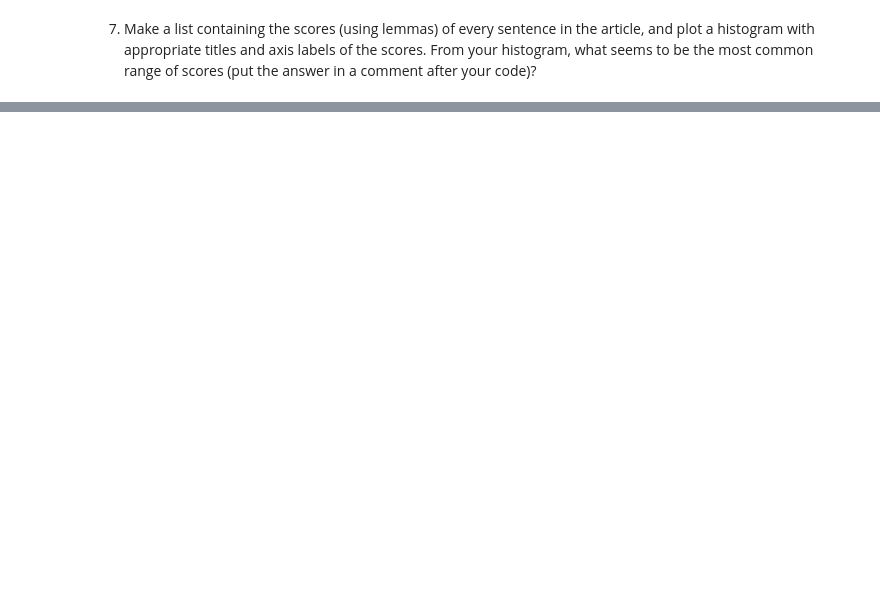
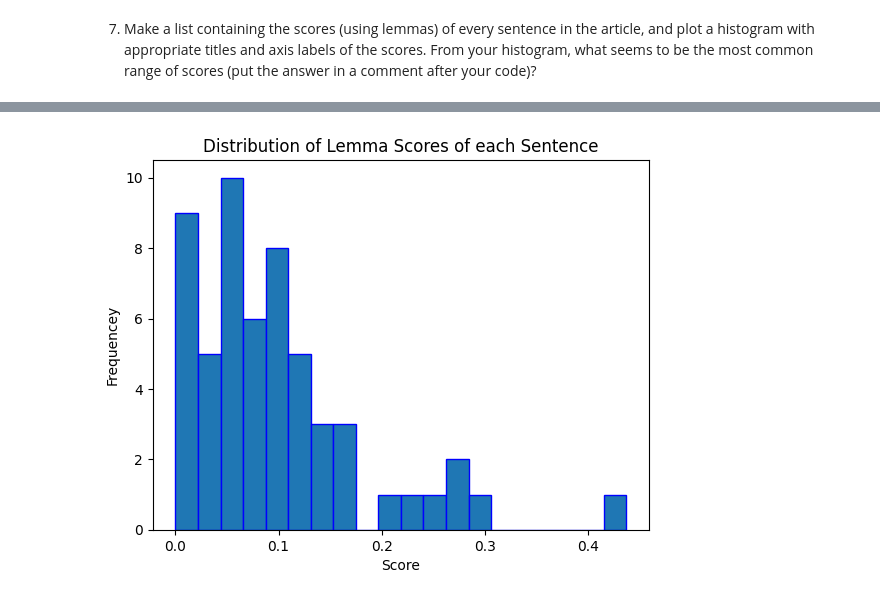
Before and after one commit to ALedgerwood/Module-6, a Jupyter notebook: web-scraping.ipynb, the cells around one changed output, grey strips where cells are left out. Saved outputs shown, nothing was run; the diff lists cells and outputs as text; code cells hidden in the pictures; blank space fills up the shorter version.

```diff
--- a/web-scraping.ipynb
+++ b/web-scraping.ipynb
@@ -122,6 +130,0 @@ nlp = spacy.load('en_core_web_sm')
-# %%
-non_ws_tokens = []
-for token in doc:
-    if not token.is_space:
-        non_ws_tokens.append(token)
-print(non_ws_tokens)
@@ -274,0 +281,37 @@ if __name__ == "__main__":
+# %%
+import pickle
+import spacy
+import matplotlib.pyplot as plt
+
+def extract_sentences(text):
+    nlp = spacy.load('en_core_web_sm')
+    doc = nlp(text)
+    sentences = [sent.text for sent in doc.sents]
+
+    return sentences
+
+if __name__ == "__main__":
+    input_filename = "article_html.pkl"
+    with open(input_filename, "rb") as f:
+        article_html = pickle.load(f)
+
+    article_element = soup.find('article')
+
+    article_text = article_element.get_text()
+    sentences = extract_sentences(article_text)
+    scores_by_lemmas = []
+    interesting_lemmas = top_five_lemmas
+
+    for sentence in sentences:
+        score = score_sentence_by_lemma(sentence, interesting_lemmas)
+        scores_by_lemmas.append(score)
+
+    plt.hist(scores_by_lemmas, bins=20, edgecolor='blue')
+    plt.xlabel("Score")
+    plt.ylabel("Frequencey")
+    plt.title("Distribution of Lemma Scores of each Sentence")
+    plt.show()
+
+## most common scores are between 0.0 and 0.1
+# %% [output]
+[figure, added]
```
Also changed, not shown: parts of 12 cells of this notebook.
